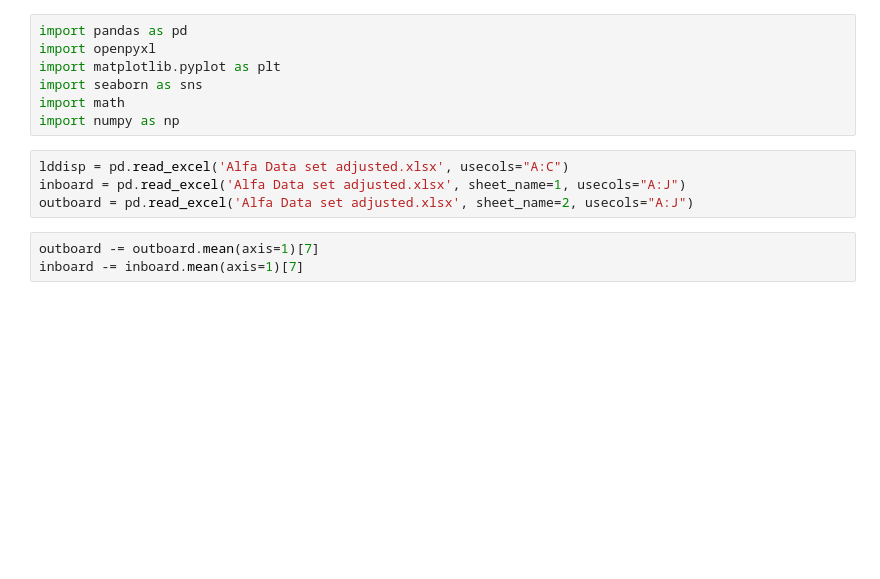
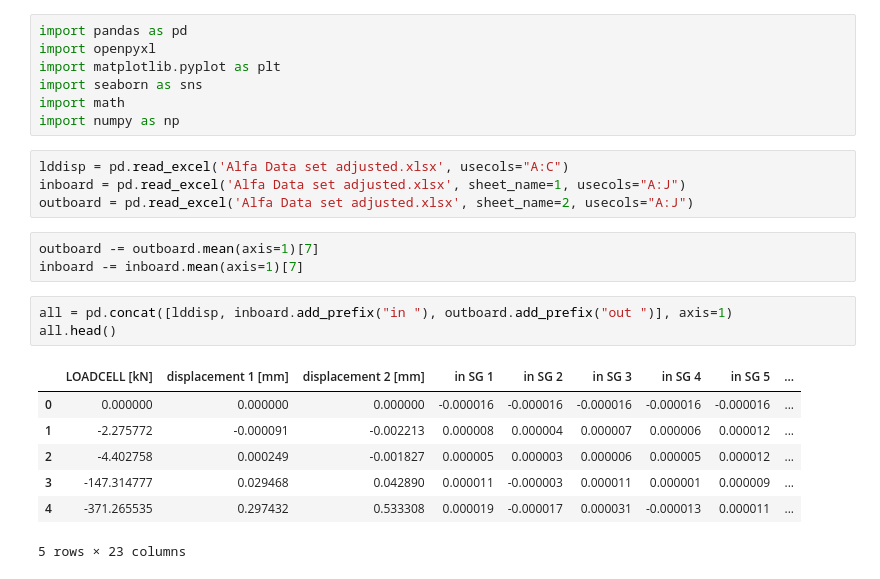
Before and after one commit to Docopol/wingBoxStructure, a Jupyter notebook: Analysis/Plots.ipynb, the cells around one changed output. Drawn from its saved outputs; the diff is of its cells as text; blank space fills up the shorter version.

```diff
--- a/Analysis/Plots.ipynb
+++ b/Analysis/Plots.ipynb
@@ -12,3 +12,14 @@ outboard = pd.read_excel('Alfa Data set adjusted.xlsx', sheet_name=2, usecols="A
 # %%
 outboard -= outboard.mean(axis=1)[7]
 inboard -= inboard.mean(axis=1)[7]
+# %%
+all = pd.concat([lddisp, inboard.add_prefix("in "), outboard.add_prefix("out ")], axis=1)
+all.head()
+# %% [output]
+|  | LOADCELL [kN] | displacement 1 [mm] | displacement 2 [mm] | in SG 1 | in SG 2 | in SG 3 | in SG 4 | in SG 5 | ... |
+| 0 | 0.000000 | 0.000000 | 0.000000 | -0.000016 | -0.000016 | -0.000016 | -0.000016 | -0.000016 | ... |
+| 1 | -2.275772 | -0.000091 | -0.002213 | 0.000008 | 0.000004 | 0.000007 | 0.000006 | 0.000012 | ... |
+| 2 | -4.402758 | 0.000249 | -0.001827 | 0.000005 | 0.000003 | 0.000006 | 0.000005 | 0.000012 | ... |
+| 3 | -147.314777 | 0.029468 | 0.042890 | 0.000011 | -0.000003 | 0.000011 | 0.000001 | 0.000009 | ... |
+| 4 | -371.265535 | 0.297432 | 0.533308 | 0.000019 | -0.000017 | 0.000031 | -0.000013 | 0.000011 | ... |
+5 rows × 23 columns
```
Also changed, not shown: parts of 15 cells of this notebook, 3 other files.
